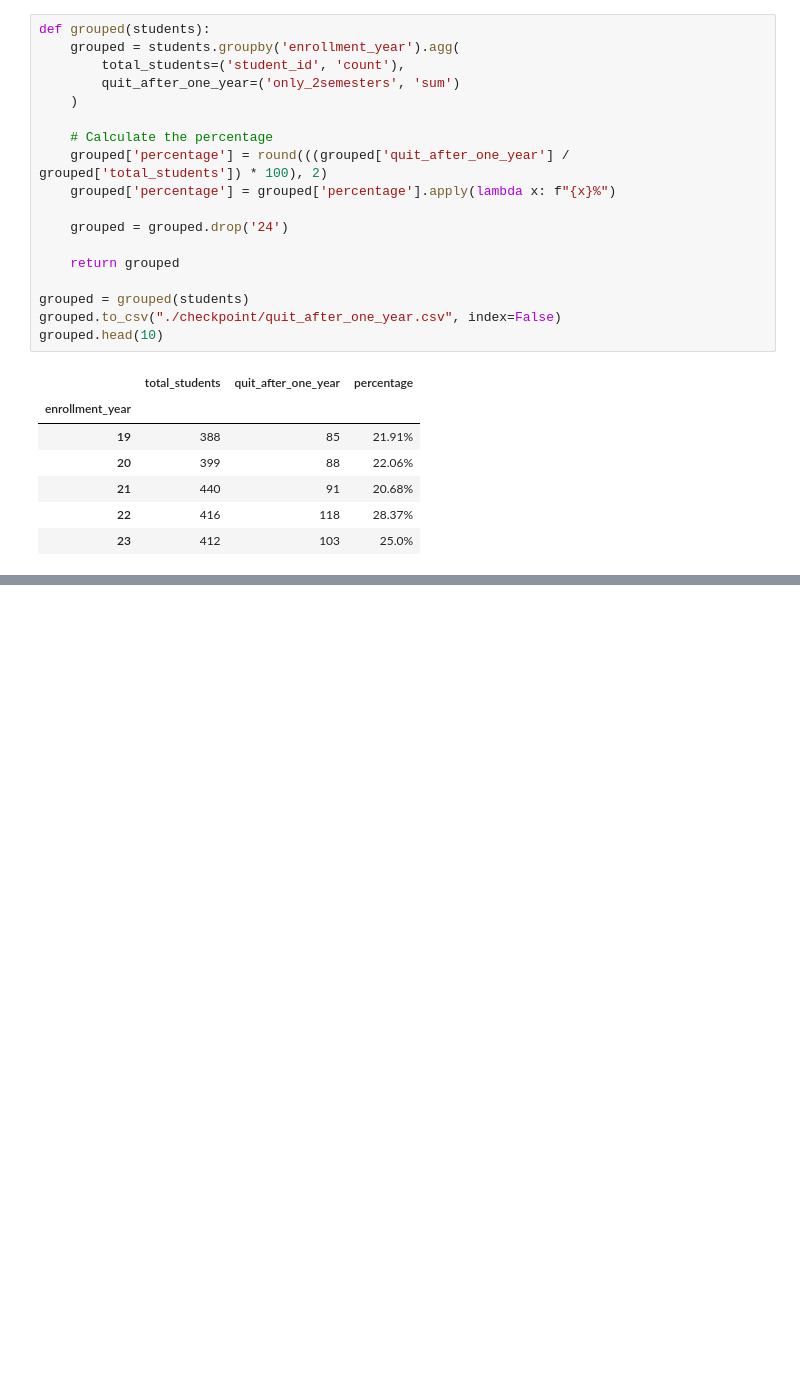
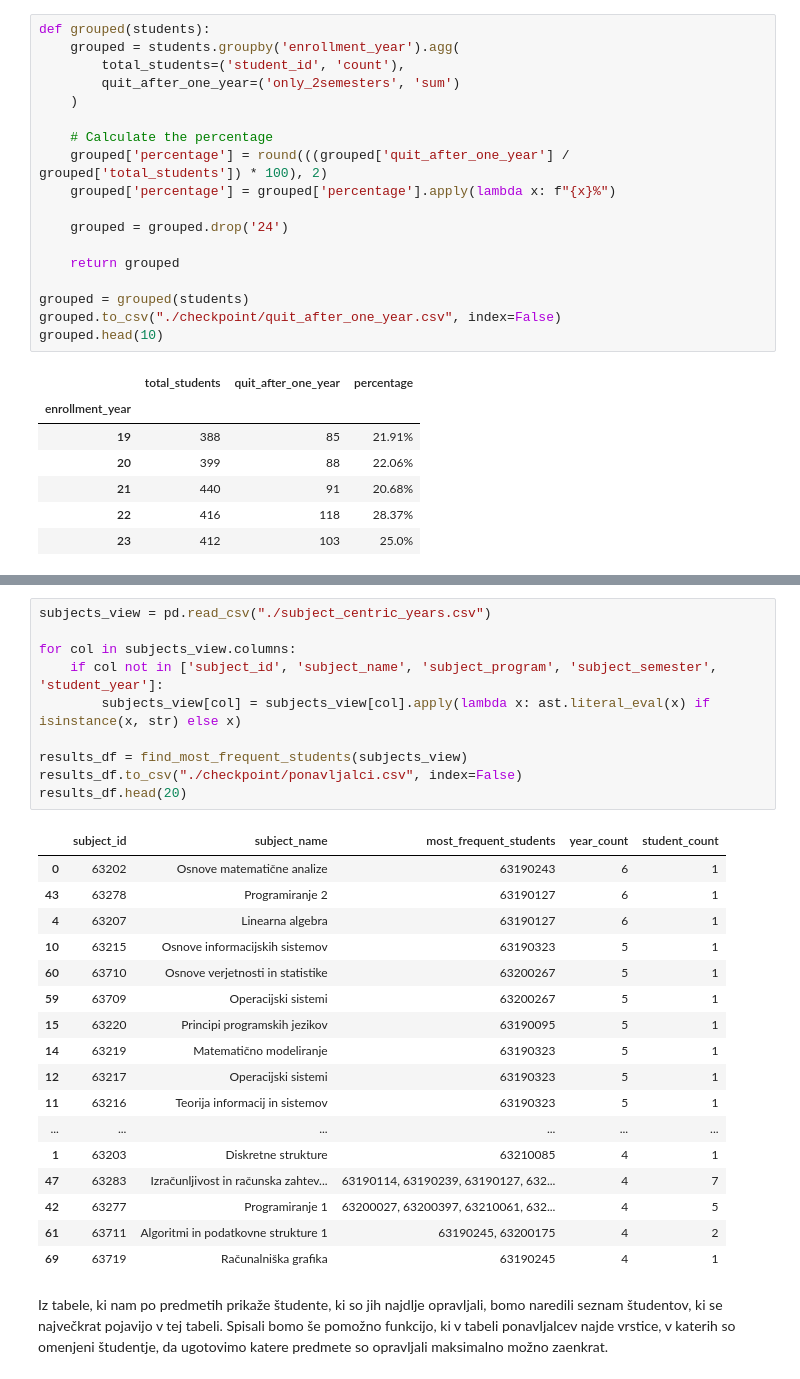
Before and after one commit to KillerParakeet/PR2513, a Jupyter notebook: pass_rate.ipynb, the cells around one changed output, grey strips where cells are left out. Drawn from its saved outputs; the diff is of its cells as text; blank space fills up the shorter version.

Commit message:
kdo najdlje dela vsak predmet in koliko let?

```diff
--- a/pass_rate.ipynb
+++ b/pass_rate.ipynb
@@ -235,0 +277,30 @@ grouped.head(10)
+# %%
+subjects_view = pd.read_csv("./subject_centric_years.csv")
+
+for col in subjects_view.columns:
+    if col not in ['subject_id', 'subject_name', 'subject_program', 'subject_semester', 'student_year']:
+        subjects_view[col] = subjects_view[col].apply(lambda x: ast.literal_eval(x) if isinstance(x, str) else x)
+
+results_df = find_most_frequent_students(subjects_view)
+results_df.to_csv("./checkpoint/ponavljalci.csv", index=False)
+results_df.head(20)
+# %% [output]
+|  | subject_id | subject_name | most_frequent_students | year_count | student_count |
+| 0 | 63202 | Osnove matematične analize | 63190243 | 6 | 1 |
+| 43 | 63278 | Programiranje 2 | 63190127 | 6 | 1 |
+| 4 | 63207 | Linearna algebra | 63190127 | 6 | 1 |
+| 10 | 63215 | Osnove informacijskih sistemov | 63190323 | 5 | 1 |
+| 60 | 63710 | Osnove verjetnosti in statistike | 63200267 | 5 | 1 |
+| 59 | 63709 | Operacijski sistemi | 63200267 | 5 | 1 |
+| 15 | 63220 | Principi programskih jezikov | 63190095 | 5 | 1 |
+| 14 | 63219 | Matematično modeliranje | 63190323 | 5 | 1 |
+| 12 | 63217 | Operacijski sistemi | 63190323 | 5 | 1 |
+| 11 | 63216 | Teorija informacij in sistemov | 63190323 | 5 | 1 |
+| ... | ... | ... | ... | ... | ... |
+| 1 | 63203 | Diskretne strukture | 63210085 | 4 | 1 |
+| 47 | 63283 | Izračunljivost in računska zahtev... | 63190114, 63190239, 63190127, 632... | 4 | 7 |
+| 42 | 63277 | Programiranje 1 | 63200027, 63200397, 63210061, 632... | 4 | 5 |
+| 61 | 63711 | Algoritmi in podatkovne strukture 1 | 63190245, 63200175 | 4 | 2 |
+| 69 | 63719 | Računalniška grafika | 63190245 | 4 | 1 |
+# %% [markdown]
+Iz tabele, ki nam po predmetih prikaže študente, ki so jih najdlje opravljali, bomo naredili seznam študentov, ki se največkrat pojavijo v tej tabeli. Spisali bomo še pomožno funkcijo, ki v tabeli ponavljalcev najde vrstice, v katerih so omenjeni študentje, da ugotovimo katere predmete so opravljali maksimalno možno zaenkrat.
```
Also changed, not shown: parts of 6 cells of this notebook, 2 other files.
